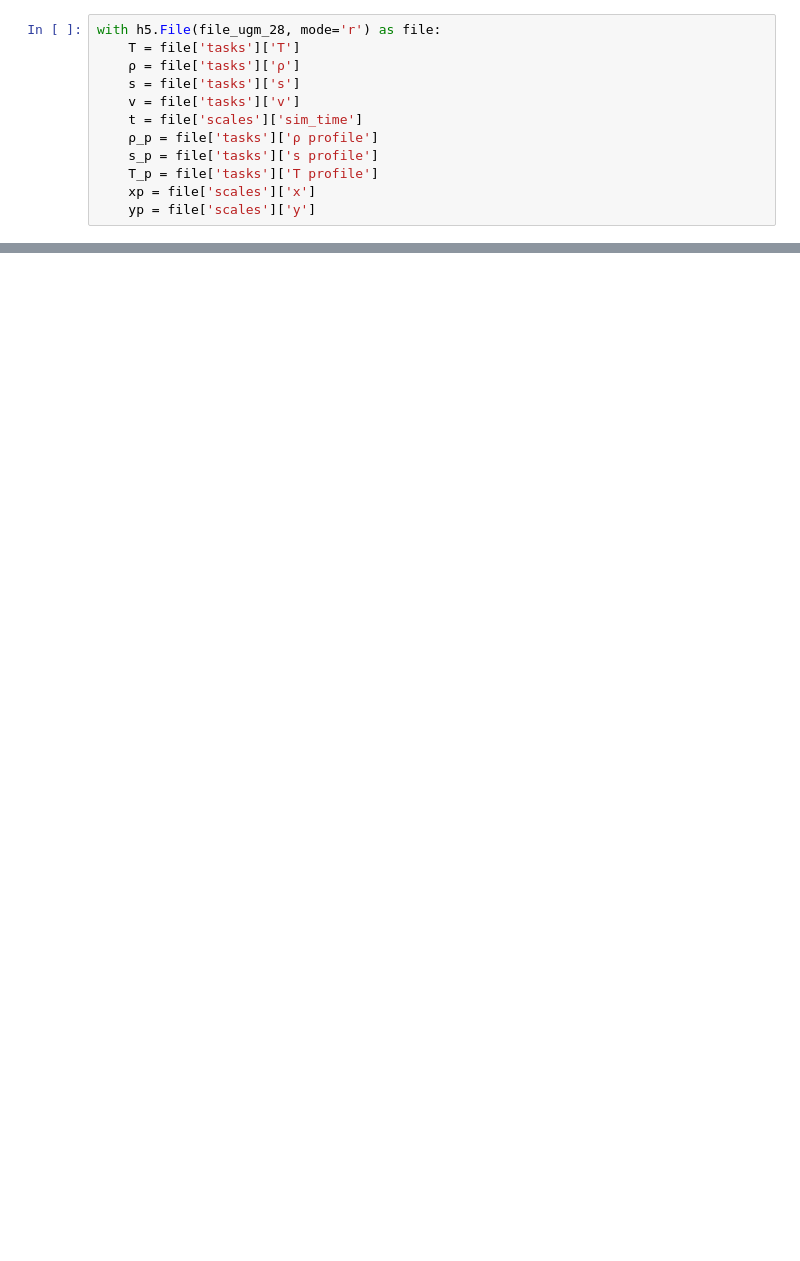
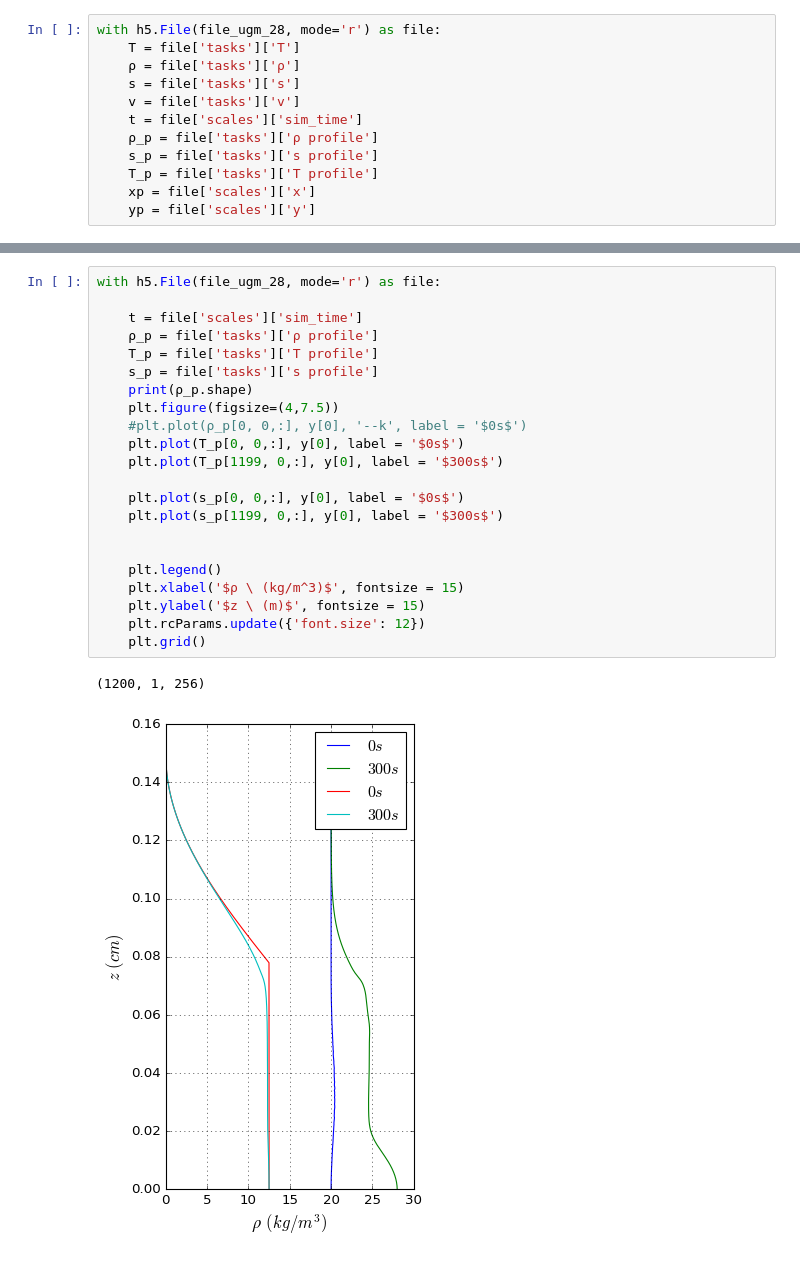
Before and after one commit to cpierard/Servicio_social, a Jupyter notebook: Strat_conv/UGM_plots.ipynb, the cells around one changed output, grey strips where cells are left out. Cells and saved outputs as stored; diff of their text form; blank space fills up the shorter version.

```diff
--- a/Strat_conv/UGM_plots.ipynb
+++ b/Strat_conv/UGM_plots.ipynb
@@ -189,0 +118,25 @@ enter image description here
+# %%
+with h5.File(file_ugm_28, mode='r') as file:
+
+    t = file['scales']['sim_time']
+    ρ_p = file['tasks']['ρ profile']
+    T_p = file['tasks']['T profile']
+    s_p = file['tasks']['s profile']
+    print(ρ_p.shape)
+    plt.figure(figsize=(4,7.5))
+    #plt.plot(ρ_p[0, 0,:], y[0], '--k', label = '$0s$')
+    plt.plot(T_p[0, 0,:], y[0], label = '$0s$')
+    plt.plot(T_p[1199, 0,:], y[0], label = '$300s$')
+
+    plt.plot(s_p[0, 0,:], y[0], label = '$0s$')
+    plt.plot(s_p[1199, 0,:], y[0], label = '$300s$')
+
+
+    plt.legend()
+    plt.xlabel('$ρ \ (kg/m^3)$', fontsize = 15)
+    plt.ylabel('$z \ (m)$', fontsize = 15)
+    plt.rcParams.update({'font.size': 12})
+    plt.grid()
+# %% [output]
+(1200, 1, 256)
+[figure, added]
```
Also changed, not shown: parts of 33 cells of this notebook, 8 other files.
